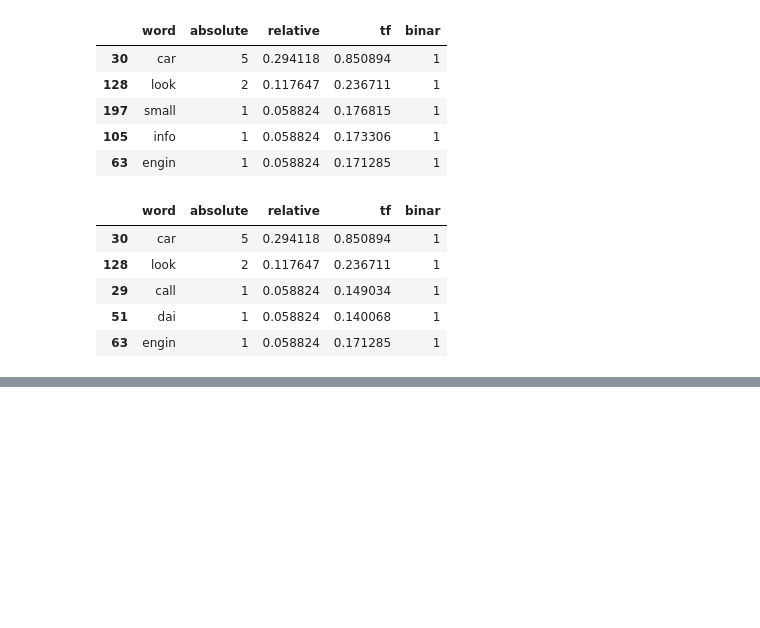
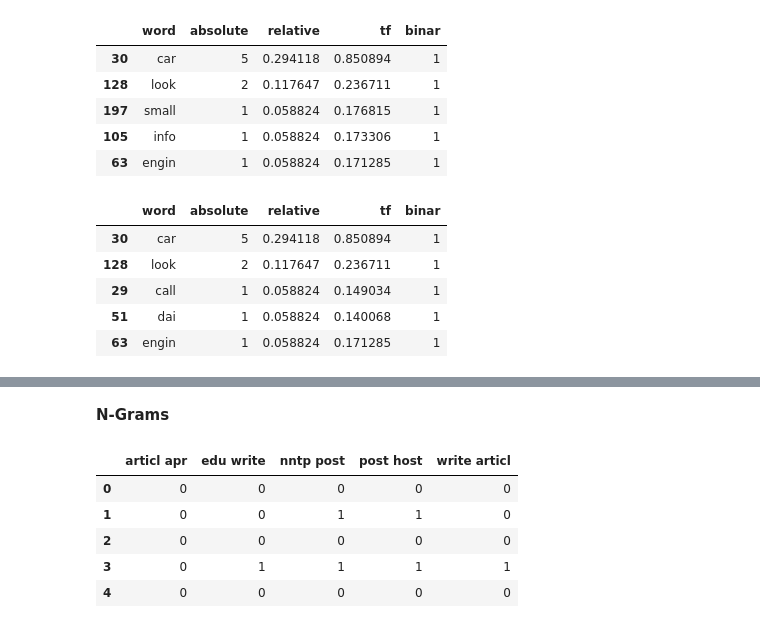
Before and after one commit to hoangminhanh/TWSM_Lab, a Jupyter notebook: Homework/3_Exercise_Representation_1/NL_3_Representation.ipynb, the cells around one changed output, grey strips where cells are left out. Saved outputs shown, nothing was run; the diff lists cells and outputs as text; code cells hidden in the pictures; blank space fills up the shorter version.

```diff
--- a/Homework/3_Exercise_Representation_1/NL_3_Representation.ipynb
+++ b/Homework/3_Exercise_Representation_1/NL_3_Representation.ipynb
@@ -179,0 +255,16 @@ There is no difference here.
+# %% [markdown]
+**N-Grams**
+# %%
+vec_ngram = CountVectorizer(ngram_range=(2, 2), max_df=0.95, min_df=0.05)
+ngram = vec_ngram.fit_transform(data_stemmed)
+# %%
+ngram_df = pd.DataFrame(ngram.toarray(),columns=vec_ngram.get_feature_names_out())
+# %%
+ngram_df.head()
+# %% [output]
+|  | articl apr | edu write | nntp post | post host | write articl |
+| 0 | 0 | 0 | 0 | 0 | 0 |
+| 1 | 0 | 0 | 1 | 1 | 0 |
+| 2 | 0 | 0 | 0 | 0 | 0 |
+| 3 | 0 | 1 | 1 | 1 | 1 |
+| 4 | 0 | 0 | 0 | 0 | 0 |
```
Also changed, not shown: parts of 19 cells of this notebook.
